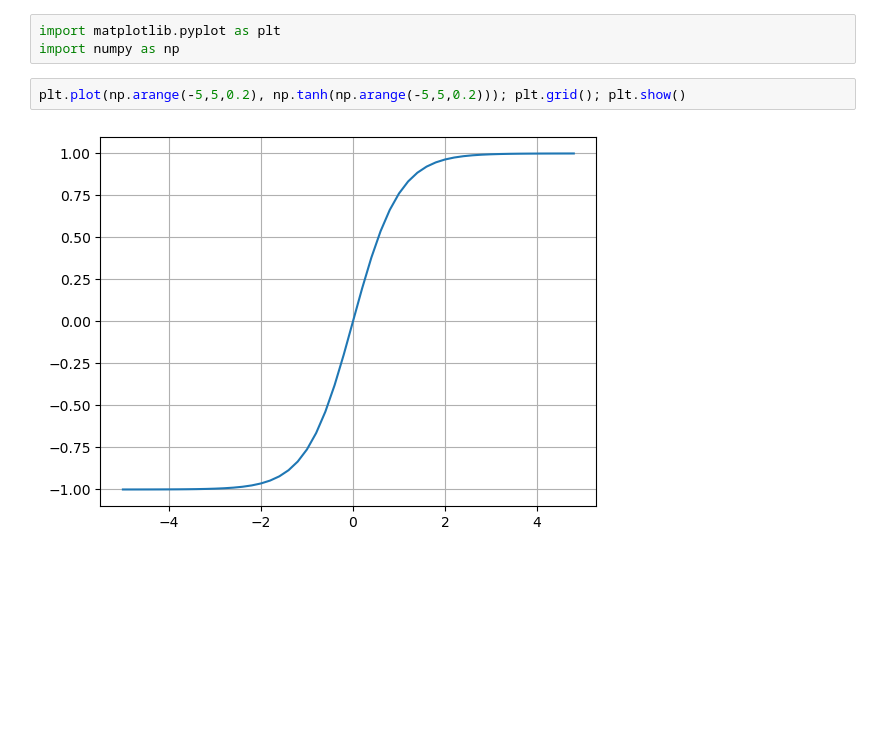
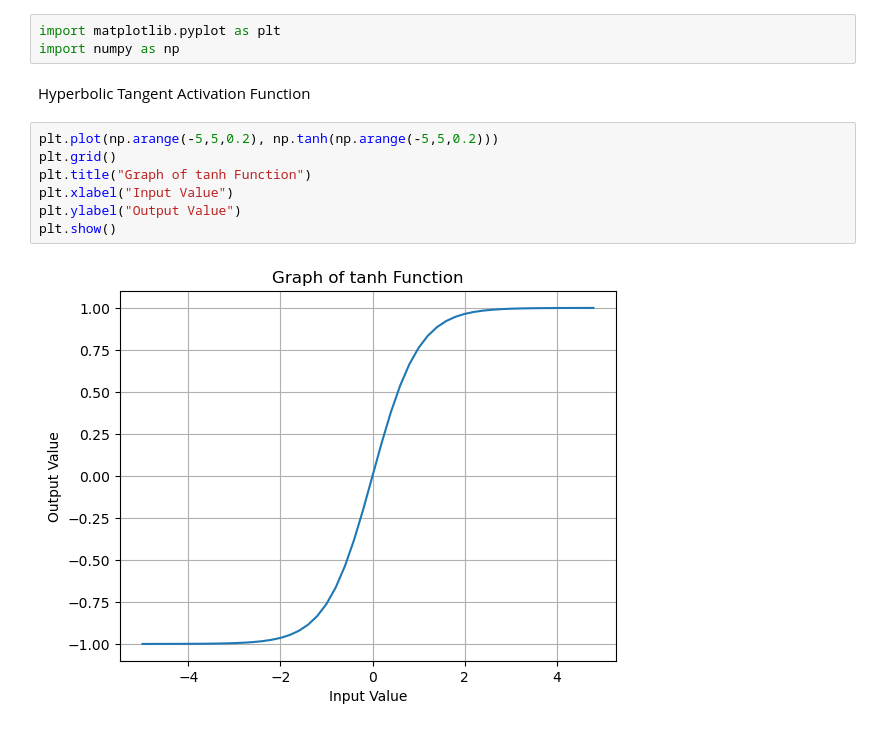
Before and after one commit to ayush-1610/micrograd, a Jupyter notebook: micrograd_scratch.ipynb, the cells around one changed output. Saved outputs shown, nothing was run; the diff lists cells and outputs as text; blank space fills up the shorter version.

```diff
--- a/micrograd_scratch.ipynb
+++ b/micrograd_scratch.ipynb
@@ -284,7 +292,14 @@ lol()
 # %%
 import matplotlib.pyplot as plt
 import numpy as np
+# %% [markdown]
+Hyperbolic Tangent Activation Function
 # %%
-plt.plot(np.arange(-5,5,0.2), np.tanh(np.arange(-5,5,0.2))); plt.grid(); plt.show()
+plt.plot(np.arange(-5,5,0.2), np.tanh(np.arange(-5,5,0.2)))
+plt.grid()
+plt.title("Graph of tanh Function")
+plt.xlabel("Input Value")
+plt.ylabel("Output Value")
+plt.show()
 # %% [output]
-[figure, old version]
+[figure, new version]
```
Also changed, not shown: parts of 31 cells of this notebook.
